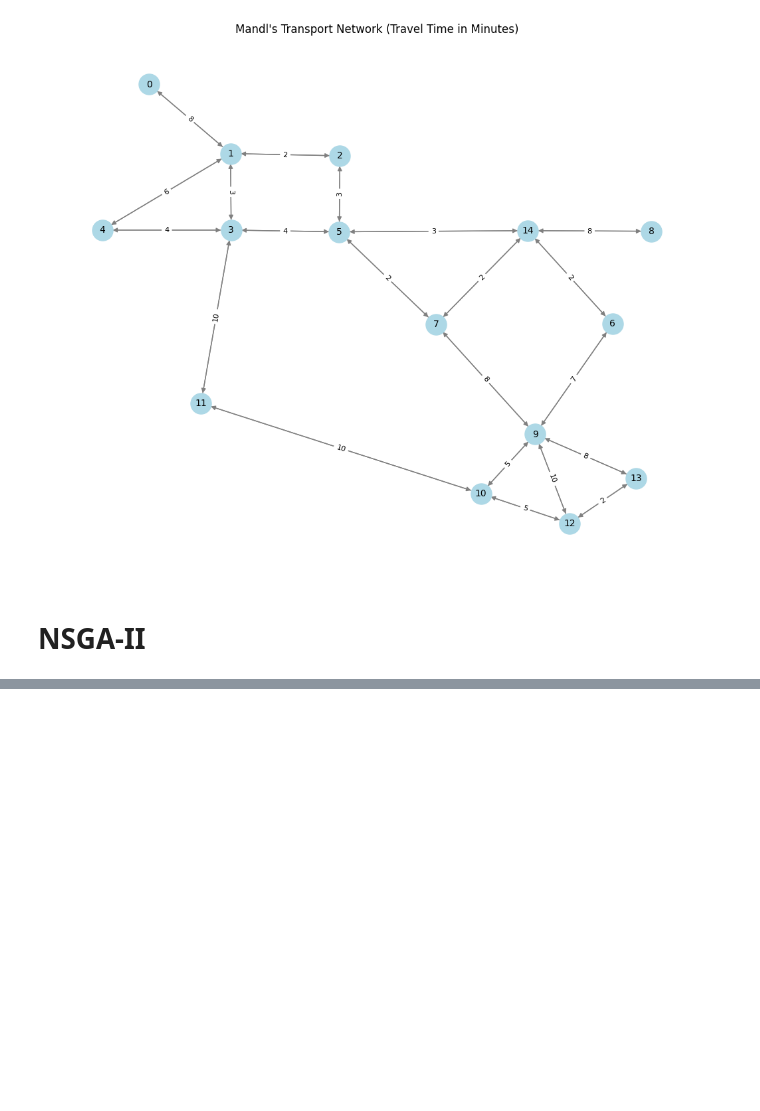
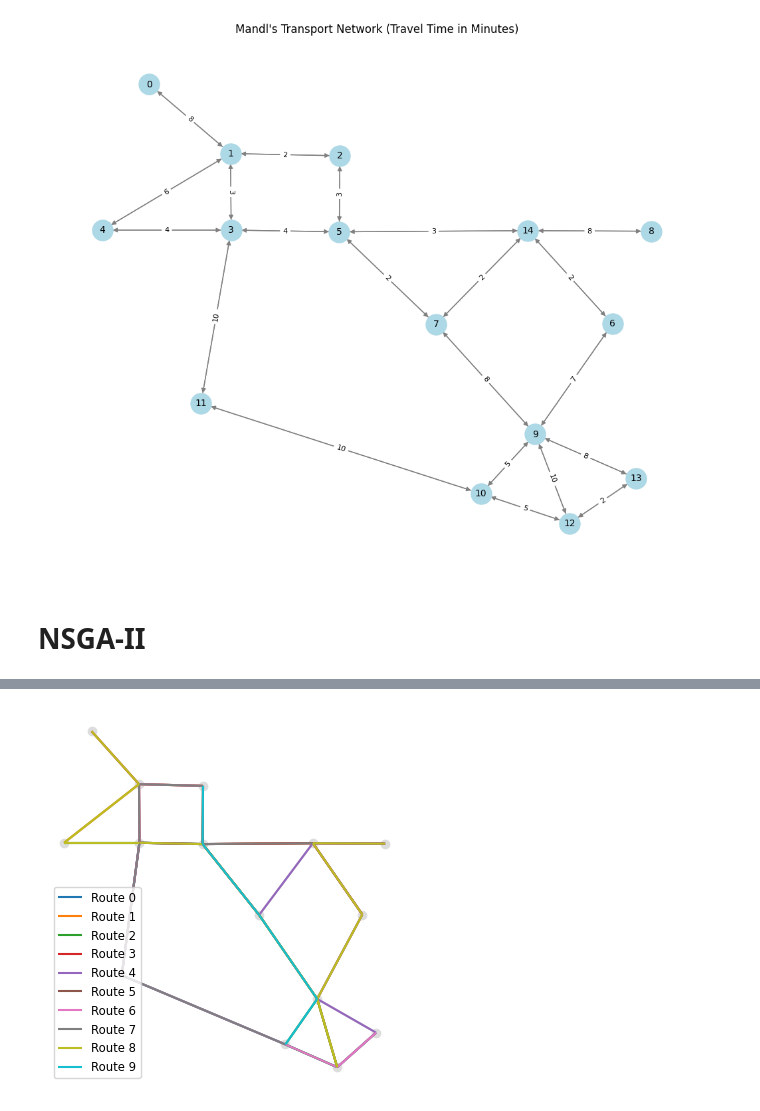
Before and after one commit to alexandermorozzov/Transit_Planner, a Jupyter notebook: examples/experiments/graph_test.ipynb, the cells around one changed output, grey strips where cells are left out. Drawn from its saved outputs; the diff is of its cells as text; code cells hidden in the pictures; blank space fills up the shorter version.

```diff
--- a/examples/experiments/graph_test.ipynb
+++ b/examples/experiments/graph_test.ipynb
@@ -371,0 +556,28 @@ KeyboardInterrupt:
+# %%
+import matplotlib.pyplot as plt
+import matplotlib.colors as mcolors
+
+# Создание цветовой карты
+colors = list(mcolors.TABLEAU_COLORS.values())
+
+# Создание фигуры и оси
+fig, ax = plt.subplots()
+
+# Отображение узлов и ребер графа
+nodes_gdf.plot(ax=ax, color='#ddd')
+edges_gdf.plot(ax=ax, color='#ddd')
+
+# Отображение маршрутов разными цветами
+for i in range(k):
+    color = colors[i % len(colors)]  # Выбор цвета из цветовой карты
+    gdf = edges_gdf[edges_gdf.routes.apply(lambda r: i in r)]
+    gdf.plot(ax=ax, color=color, label=f'Route {i}')
+
+# Настройка осей и легенды
+ax.set_axis_off()
+ax.legend(fontsize='small')  # Уменьшение размера шрифта легенды
+
+# Показать картинку
+plt.show()
+# %% [output]
+[figure, added]
```
Also changed, not shown: parts of 23 cells of this notebook, 1 other file.
